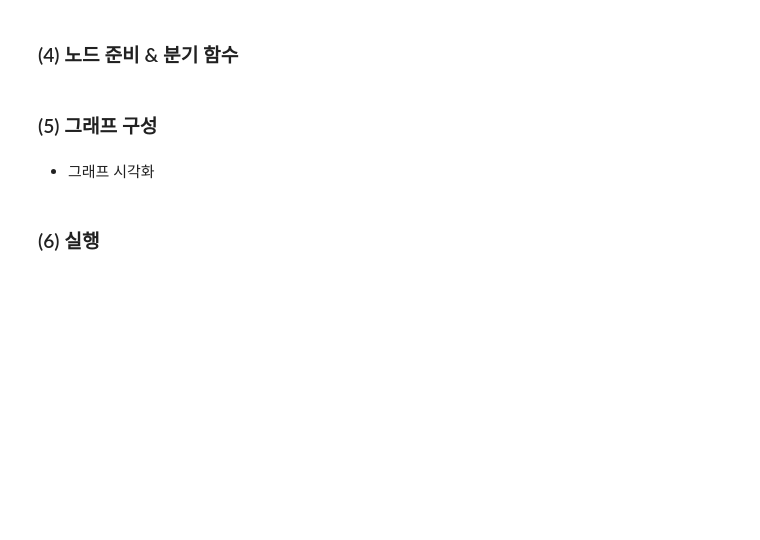
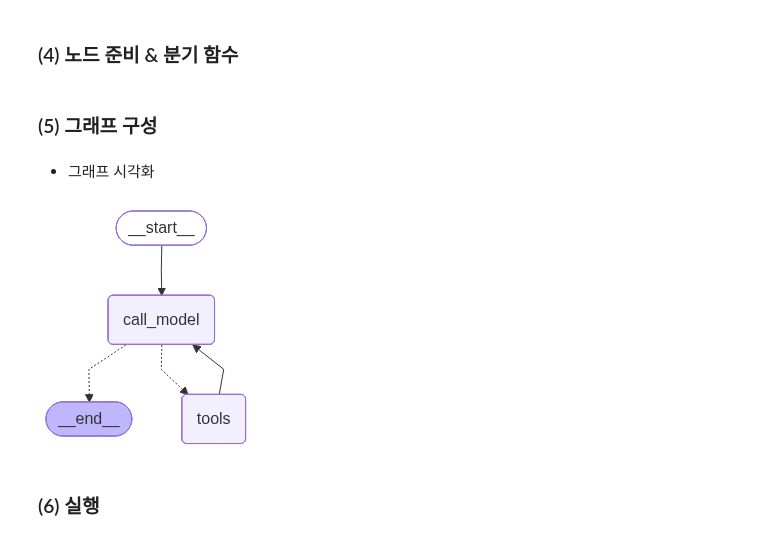
Before and after one commit to Sihyeon0123/AIVLE_School, a Jupyter notebook: (5~6주차) RAG기반 Agen모델 만들기/4.4 AI Agent_RAG와 연동.ipynb, the cells around one changed output. Cells and saved outputs as stored; diff of their text form; code cells hidden in the pictures; blank space fills up the shorter version.

```diff
--- a/(5~6주차) RAG기반 Agen모델 만들기/4.4 AI Agent_RAG와 연동.ipynb
+++ b/(5~6주차) RAG기반 Agen모델 만들기/4.4 AI Agent_RAG와 연동.ipynb
@@ -267,4 +321,17 @@ csv_path = "sample.csv"
+# %%
+# 툴 리스트 등록
+custom_tool = Tool(
+    name="vectordb_search",
+    func=vectordb_search,
+    description="내장 문서로부터 관련 정보를 검색합니다."
+)
+
+tools = base_tools + [custom_tool]
+
+# 툴 로드
 # %% [markdown]
 ### (3) LLM+Tool 바인딩
+# %%
+llm = ChatOpenAI(model="gpt-4.1-mini", temperature=0).bind_tools(tools)
 # %% [markdown]
 ### (4) 노드 준비 & 분기 함수
@@ -279,6 +338,37 @@ csv_path = "sample.csv"
+# %%
+# GPT 호출 노드
+def call_model(state: State):
+    messages = state["messages"]
+    response = llm.invoke(messages)
+    return {"messages": [response]}
+
+# 툴 실행 노드 (LangGraph 제공)
+tool_node = ToolNode(tools)
+
+# 툴 사용 여부 판단
+def should_continue(state: State) -> Literal["tools", END]:
+    last = state["messages"][-1]            # 대화의 가장 마지막 객체(가장 최근 대화)
+    if getattr(last, "tool_calls", None):   # last에서 tool_calls 내용이 포함되면, 'tool_calls', 아니면 None
+        return "tools"
+    return END
 # %% [markdown]
 ### (5) 그래프 구성
+# %%
+builder = StateGraph(State)
+builder.add_node("call_model", call_model)
+builder.add_node("tools", tool_node)
+
+# connect nodes
+builder.add_edge(START, "call_model")
+builder.add_conditional_edges("call_model", should_continue)
+builder.add_edge("tools", "call_model")
+
+graph = builder.compile()
 # %% [markdown]
 * 그래프 시각화
+# %%
+graph
+# %% [output]
+[figure, added]
 # %% [markdown]
 ### (6) 실행
```
Also changed, not shown: parts of 14 cells of this notebook, 17 other files.
